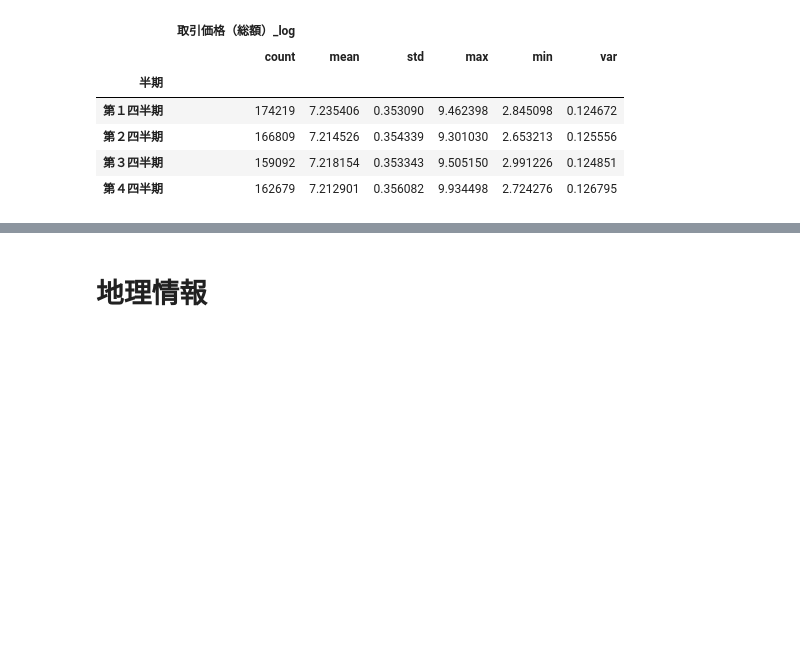
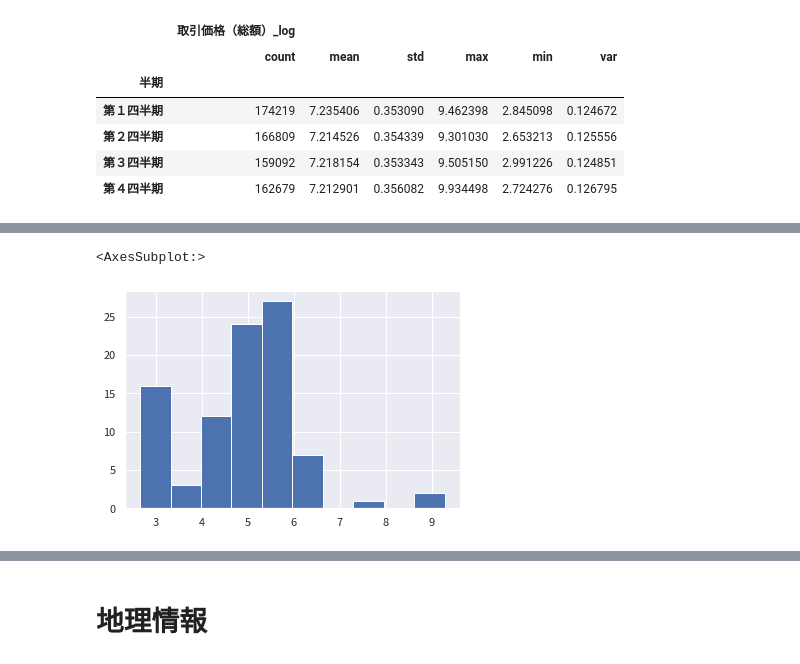
Before and after one commit to kfsky/2021-summer-second-hand-apartment-price-prediction, a Jupyter notebook: notebook/EDA.ipynb, the cells around one changed output, grey strips where cells are left out. Saved outputs shown, nothing was run; the diff lists cells and outputs as text; code cells hidden in the pictures; blank space fills up the shorter version.

```diff
--- a/notebook/EDA.ipynb
+++ b/notebook/EDA.ipynb
@@ -674,0 +809,9 @@ train_df.groupby("半期").agg({"取引価格（総額）_log":["count","mean",
+# %%
+temp = pd.DataFrame()
+temp["y"] = train_df["取引価格（総額）_log"]
+temp["oof"] = exp055
+temp["diff"] = temp["y"]-temp["oof"]
+temp[abs(temp["diff"])>1.5]["y"].hist()
+# %% [output]
+<AxesSubplot:>
+[figure, added]
```
Also changed, not shown: parts of 14 cells of this notebook, 1 other file.
